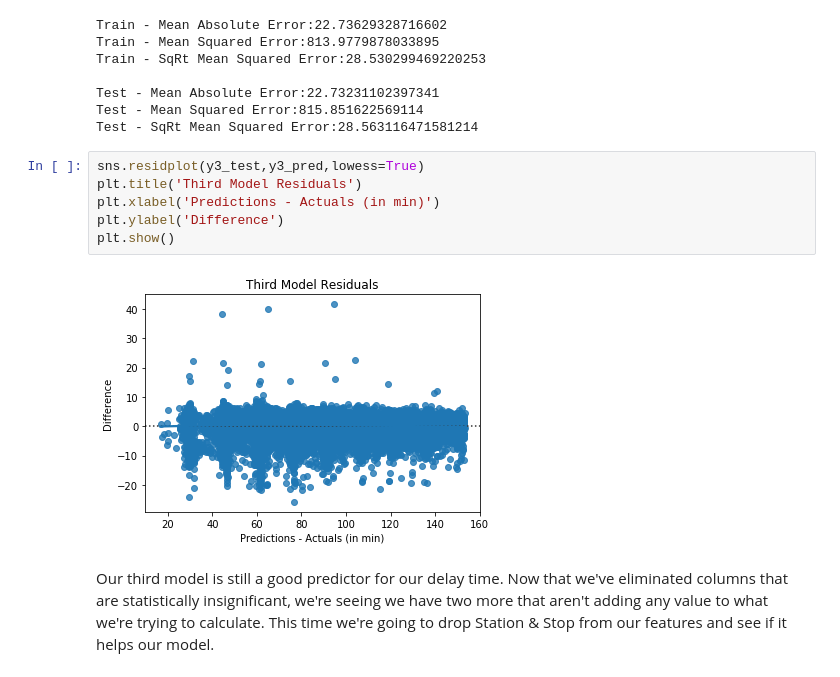
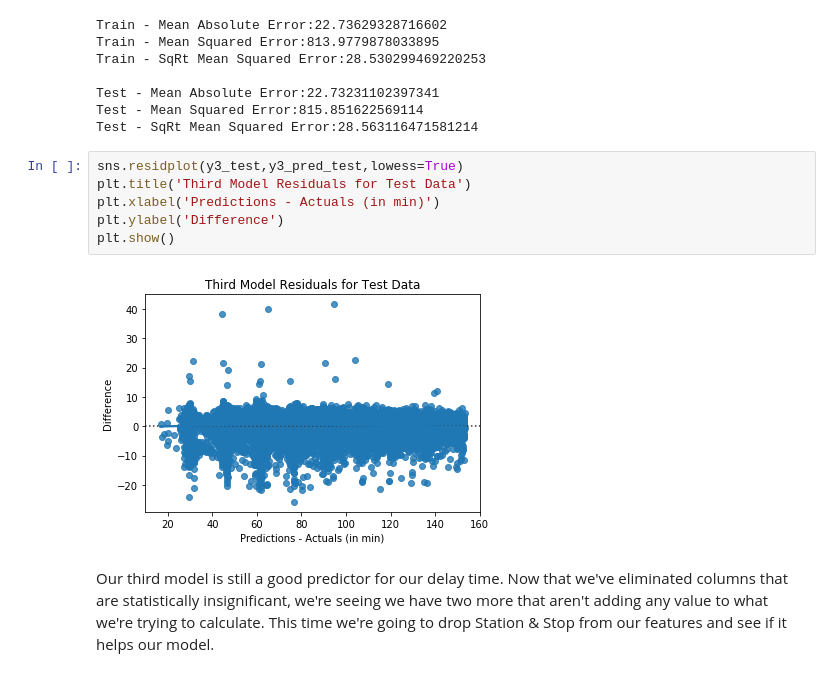
Before and after one commit to mcerow/traffic_times, a Jupyter notebook: Mod2Project - Linear Regression Modeling.ipynb, the cells around one changed output. Saved outputs shown, nothing was run; the diff lists cells and outputs as text.

```diff
--- a/Mod2Project - Linear Regression Modeling.ipynb
+++ b/Mod2Project - Linear Regression Modeling.ipynb
@@ -465,13 +464,13 @@ Test - Mean Absolute Error:22.73231102397341
 Test - Mean Squared Error:815.851622569114
 Test - SqRt Mean Squared Error:28.563116471581214
 # %%
-sns.residplot(y3_test,y3_pred,lowess=True)
-plt.title('Third Model Residuals')
+sns.residplot(y3_test,y3_pred_test,lowess=True)
+plt.title('Third Model Residuals for Test Data')
 plt.xlabel('Predictions - Actuals (in min)')
 plt.ylabel('Difference')
 plt.show()
 # %% [output]
-[figure, old version]
+[figure, new version]
 # %% [markdown]
 Our third model is still a good predictor for our delay time. Now that we've eliminated columns that are statistically insignificant, we're seeing we have two more that aren't adding any value to what we're trying to calculate. This time we're going to drop Station & Stop from our features and see if it helps our model.
 # %%
```
Also changed, not shown: parts of 16 cells of this notebook, 1 other file.
